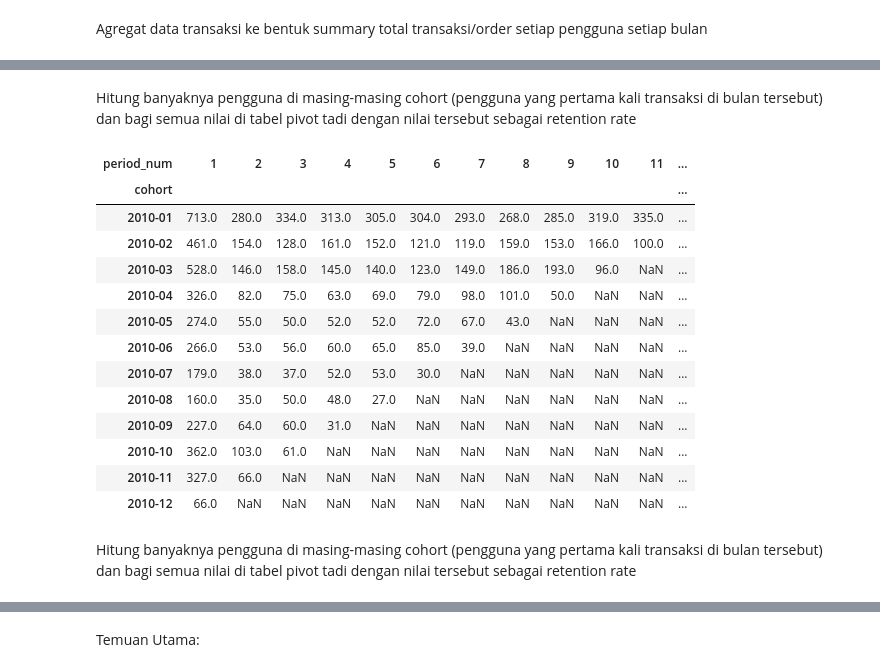
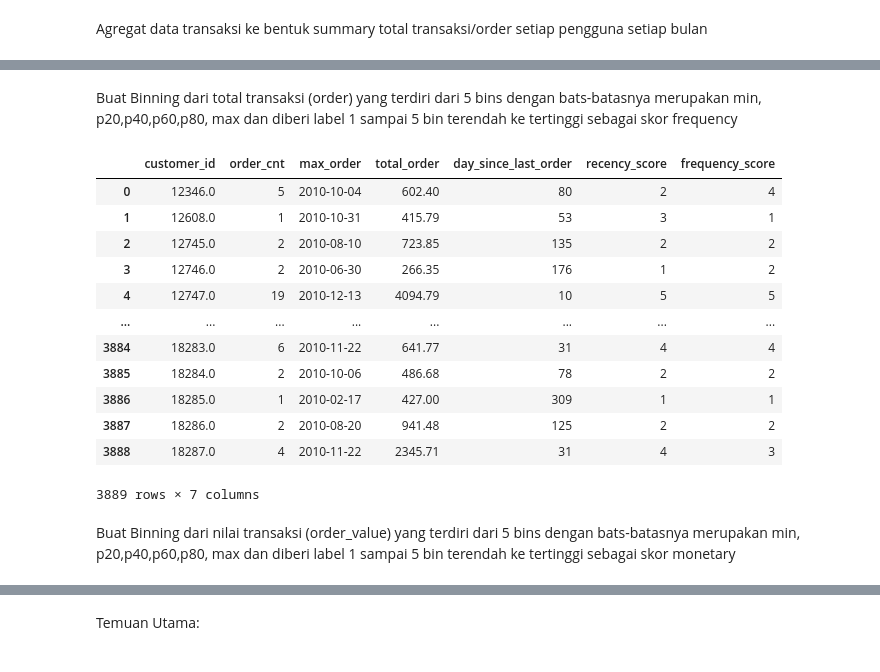
Before and after one commit to mfattaaryairwanda-cmd/rfm-cohort-analysis, a Jupyter notebook: RFM-Analysis.ipynb, the cells around one changed output, grey strips where cells are left out. Cells and saved outputs as stored; diff of their text form; code cells hidden in the pictures.

Commit message:
Perbaiki README dan notebook, ganti dengan isi project RFM yang benar

```diff
--- a/RFM-Analysis.ipynb
+++ b/RFM-Analysis.ipynb
@@ -44,11 +44,10 @@ import datetime as dt
 import numpy as np
 df_clean=df.copy()
 
+
 #konversi kolom order_date menjadi datetime
-df_clean['order_date']=pd.to_datetime(df_clean['order_date'],errors='coerce')
+df_clean['date']=pd.to_datetime(df_clean['order_date']).dt.date.astype('datetime64[ns]')
 
-# membuat kolom tahun dan bulan
-df_clean['year_month']=df_clean['order_date'].dt.to_period('M')
 
 #menghapus semua baris tanpa customer_id
 df_clean=df_clean.dropna(subset=['customer_id'])
@@ -133,6 +158,8 @@ MEMBUAT USER RETENTION
 # %% [markdown]
 Agregat data transaksi ke bentuk summary total transaksi/order setiap pengguna setiap bulan
 # %%
-df_user_monthly=df_clean.groupby(['customer_id','year_month'], as_index=False).agg(order_cnt=('order_id','nunique'))
-df_user_monthly
+df_user=df_clean.groupby('customer_id', as_index=False).agg(order_cnt=('order_id','nunique'),
+                                                                                   max_order=('date','max'),
+                                                                                   total_order=('amount','sum'))
+df_user
 # %% [output]
@@ -154,4 +181,6 @@ Buat kolom sebagai cohort dari pengguna, misal cohort bulan pertama kali bertran
 # %%
-df_user_monthly['cohort']= df_user_monthly.groupby('customer_id')['year_month'].transform('min')
-df_user_monthly
+import datetime as dt
+today=df_clean['date'].max()
+df_user['day_since_last_order']=(today-df_user['max_order']).dt.days
+df_user
 # %% [output]
@@ -173,6 +217,11 @@ Hitung  jarak bulan antara bulan transaksi dengan bulan pertama kali transaksi d
 # %%
-from operator import attrgetter
-
-df_user_monthly['period_num']=(df_user_monthly['year_month'] - df_user_monthly['cohort']).apply(attrgetter('n'))+1
-df_user_monthly
+df_user['recency_score']= pd.cut(df_user['day_since_last_order'],
+                                 bins=[df_user['day_since_last_order'].min(),
+                                 np.percentile(df_user['day_since_last_order'], 20),
+                                 np.percentile(df_user['day_since_last_order'], 40),
+                                 np.percentile(df_user['day_since_last_order'], 60),
+                                 np.percentile(df_user['day_since_last_order'], 80),
+                                 df_user['day_since_last_order'].max()],
+                                 labels=[5,4,3,2,1], include_lowest=True).astype(int)
+df_user
 # %% [output]
@@ -192,23 +241,29 @@ df_user_monthly
 # %% [markdown]
-Hitung banyaknya pengguna di masing-masing cohort (pengguna yang pertama kali transaksi di bulan tersebut) dan bagi semua nilai di tabel pivot tadi dengan nilai tersebut sebagai retention rate
+Buat Binning dari total transaksi (order) yang terdiri dari 5 bins dengan bats-batasnya merupakan min, p20,p40,p60,p80, max dan diberi label 1 sampai 5 bin terendah ke tertinggi sebagai skor frequency
 # %%
-df_cohort_pivot= pd.pivot_table(df_user_monthly, index='cohort', columns='period_num', values='customer_id', aggfunc=pd.Series.nunique)
-df_cohort_pivot
+df_user['frequency_score']= pd.cut(df_user['order_cnt'],
+                                 bins=[0,
+                                 np.percentile(df_user['order_cnt'], 20),
+                                 np.percentile(df_user['order_cnt'], 40),
+                                 np.percentile(df_user['order_cnt'], 60),
+                                 np.percentile(df_user['order_cnt'], 80),
+                                 df_user['order_cnt'].max()],
+                                 labels=[1,2,3,4,5], include_lowest=True).astype(int)
+df_user
 # %% [output]
-| period_num | 1 | 2 | 3 | 4 | 5 | 6 | 7 | 8 | 9 | 10 | 11 | ... |
-| cohort |  |  |  |  |  |  |  |  |  |  |  | ... |
-| 2010-01 | 713.0 | 280.0 | 334.0 | 313.0 | 305.0 | 304.0 | 293.0 | 268.0 | 285.0 | 319.0 | 335.0 | ... |
-| 2010-02 | 461.0 | 154.0 | 128.0 | 161.0 | 152.0 | 121.0 | 119.0 | 159.0 | 153.0 | 166.0 | 100.0 | ... |
-| 2010-03 | 528.0 | 146.0 | 158.0 | 145.0 | 140.0 | 123.0 | 149.0 | 186.0 | 193.0 | 96.0 | NaN | ... |
-| 2010-04 | 326.0 | 82.0 | 75.0 | 63.0 | 69.0 | 79.0 | 98.0 | 101.0 | 50.0 | NaN | NaN | ... |
-| 2010-05 | 274.0 | 55.0 | 50.0 | 52.0 | 52.0 | 72.0 | 67.0 | 43.0 | NaN | NaN | NaN | ... |
-| 2010-06 | 266.0 | 53.0 | 56.0 | 60.0 | 65.0 | 85.0 | 39.0 | NaN | NaN | NaN | NaN | ... |
-| 2010-07 | 179.0 | 38.0 | 37.0 | 52.0 | 53.0 | 30.0 | NaN | NaN | NaN | NaN | NaN | ... |
-| 2010-08 | 160.0 | 35.0 | 50.0 | 48.0 | 27.0 | NaN | NaN | NaN | NaN | NaN | NaN | ... |
-| 2010-09 | 227.0 | 64.0 | 60.0 | 31.0 | NaN | NaN | NaN | NaN | NaN | NaN | NaN | ... |
-| 2010-10 | 362.0 | 103.0 | 61.0 | NaN | NaN | NaN | NaN | NaN | NaN | NaN | NaN | ... |
-| 2010-11 | 327.0 | 66.0 | NaN | NaN | NaN | NaN | NaN | NaN | NaN | NaN | NaN | ... |
-| 2010-12 | 66.0 | NaN | NaN | NaN | NaN | NaN | NaN | NaN | NaN | NaN | NaN | ... |
+|  | customer_id | order_cnt | max_order | total_order | day_since_last_order | recency_score | frequency_score |
+| 0 | 12346.0 | 5 | 2010-10-04 | 602.40 | 80 | 2 | 4 |
+| 1 | 12608.0 | 1 | 2010-10-31 | 415.79 | 53 | 3 | 1 |
+| 2 | 12745.0 | 2 | 2010-08-10 | 723.85 | 135 | 2 | 2 |
+| 3 | 12746.0 | 2 | 2010-06-30 | 266.35 | 176 | 1 | 2 |
+| 4 | 12747.0 | 19 | 2010-12-13 | 4094.79 | 10 | 5 | 5 |
+| ... | ... | ... | ... | ... | ... | ... | ... |
+| 3884 | 18283.0 | 6 | 2010-11-22 | 641.77 | 31 | 4 | 4 |
+| 3885 | 18284.0 | 2 | 2010-10-06 | 486.68 | 78 | 2 | 2 |
+| 3886 | 18285.0 | 1 | 2010-02-17 | 427.00 | 309 | 1 | 1 |
+| 3887 | 18286.0 | 2 | 2010-08-20 | 941.48 | 125 | 2 | 2 |
+| 3888 | 18287.0 | 4 | 2010-11-22 | 2345.71 | 31 | 4 | 3 |
+3889 rows × 7 columns
 # %% [markdown]
-Hitung banyaknya pengguna di masing-masing cohort (pengguna yang pertama kali transaksi di bulan tersebut) dan bagi semua nilai di tabel pivot tadi dengan nilai tersebut sebagai retention rate
+Buat Binning dari nilai transaksi (order_value) yang terdiri dari 5 bins dengan bats-batasnya merupakan min, p20,p40,p60,p80, max dan diberi label 1 sampai 5 bin terendah ke tertinggi sebagai skor monetary
 # %%
```
Also changed, not shown: parts of 23 cells of this notebook, 1 other file.
